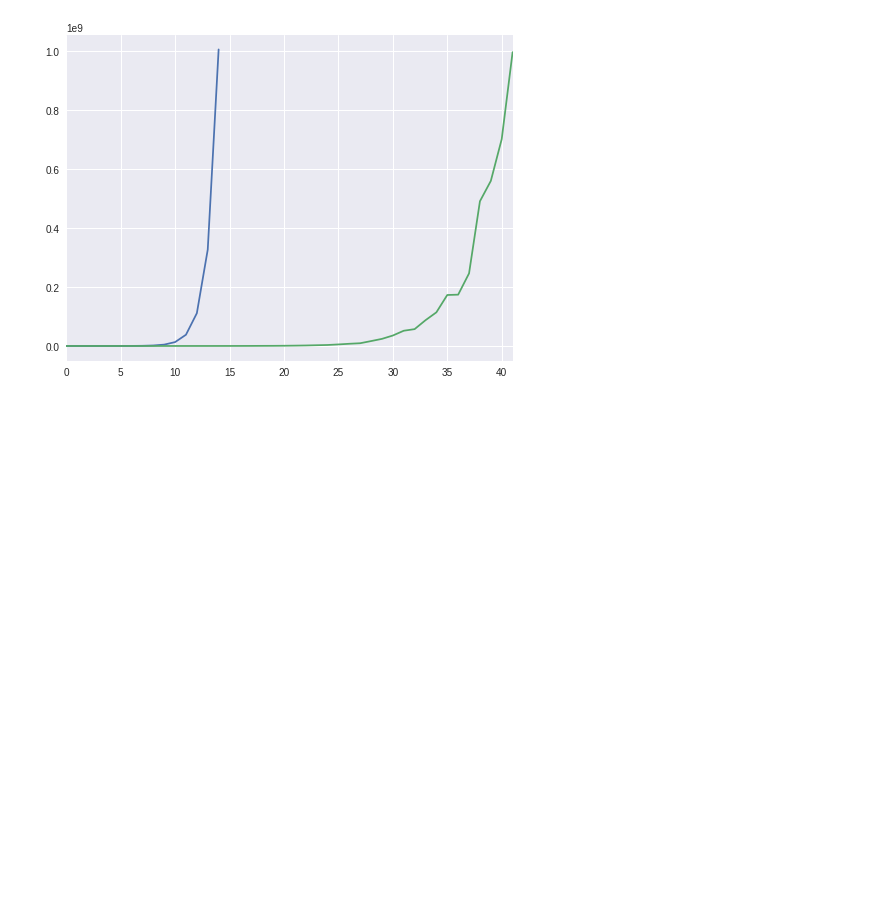
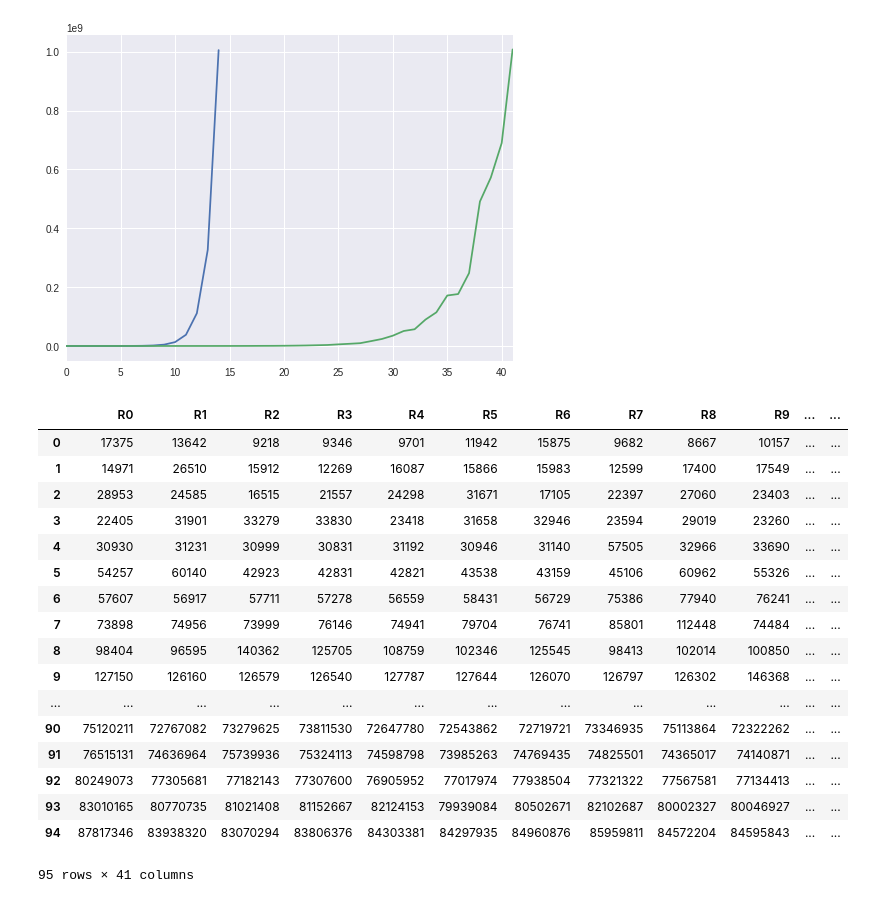
Before and after one commit to JonSeijo/algo3-tp1, a Jupyter notebook: experimentos/Graficador random.ipynb, the cells around one changed output. Cells and saved outputs as stored; diff of their text form; code cells hidden in the pictures; blank space fills up the shorter version.

```diff
--- a/experimentos/Graficador random.ipynb
+++ b/experimentos/Graficador random.ipynb
@@ -68,3 +68,27 @@ plt.show()
 # %% [output]
 <matplotlib.figure.Figure at 0x...>
 [figure]
+# %%
+datos_topdown_random = pd.read_csv('../datos/topdown/random.csv')
+datos_topdown_random.drop(datos_topdown_random.columns[40], axis = 1,inplace=True) # Borro columna fea
+datos_topdown_random['mean'] = datos_topdown_random.mean(axis = 1)
+datos_topdown_random
+# %% [output]
+|  | R0 | R1 | R2 | R3 | R4 | R5 | R6 | R7 | R8 | R9 | ... | ... |
+| 0 | 17375 | 13642 | 9218 | 9346 | 9701 | 11942 | 15875 | 9682 | 8667 | 10157 | ... | ... |
+| 1 | 14971 | 26510 | 15912 | 12269 | 16087 | 15866 | 15983 | 12599 | 17400 | 17549 | ... | ... |
+| 2 | 28953 | 24585 | 16515 | 21557 | 24298 | 31671 | 17105 | 22397 | 27060 | 23403 | ... | ... |
+| 3 | 22405 | 31901 | 33279 | 33830 | 23418 | 31658 | 32946 | 23594 | 29019 | 23260 | ... | ... |
+| 4 | 30930 | 31231 | 30999 | 30831 | 31192 | 30946 | 31140 | 57505 | 32966 | 33690 | ... | ... |
+| 5 | 54257 | 60140 | 42923 | 42831 | 42821 | 43538 | 43159 | 45106 | 60962 | 55326 | ... | ... |
+| 6 | 57607 | 56917 | 57711 | 57278 | 56559 | 58431 | 56729 | 75386 | 77940 | 76241 | ... | ... |
+| 7 | 73898 | 74956 | 73999 | 76146 | 74941 | 79704 | 76741 | 85801 | 112448 | 74484 | ... | ... |
+| 8 | 98404 | 96595 | 140362 | 125705 | 108759 | 102346 | 125545 | 98413 | 102014 | 100850 | ... | ... |
+| 9 | 127150 | 126160 | 126579 | 126540 | 127787 | 127644 | 126070 | 126797 | 126302 | 146368 | ... | ... |
+| ... | ... | ... | ... | ... | ... | ... | ... | ... | ... | ... | ... | ... |
+| 90 | 75120211 | 72767082 | 73279625 | 73811530 | 72647780 | 72543862 | 72719721 | 73346935 | 75113864 | 72322262 | ... | ... |
+| 91 | 76515131 | 74636964 | 75739936 | 75324113 | 74598798 | 73985263 | 74769435 | 74825501 | 74365017 | 74140871 | ... | ... |
+| 92 | 80249073 | 77305681 | 77182143 | 77307600 | 76905952 | 77017974 | 77938504 | 77321322 | 77567581 | 77134413 | ... | ... |
+| 93 | 83010165 | 80770735 | 81021408 | 81152667 | 82124153 | 79939084 | 80502671 | 82102687 | 80002327 | 80046927 | ... | ... |
+| 94 | 87817346 | 83938320 | 83070294 | 83806376 | 84303381 | 84297935 | 84960876 | 85959811 | 84572204 | 84595843 | ... | ... |
+95 rows × 41 columns
```
Also changed, not shown: parts of 3 cells of this notebook, 1 other file.
